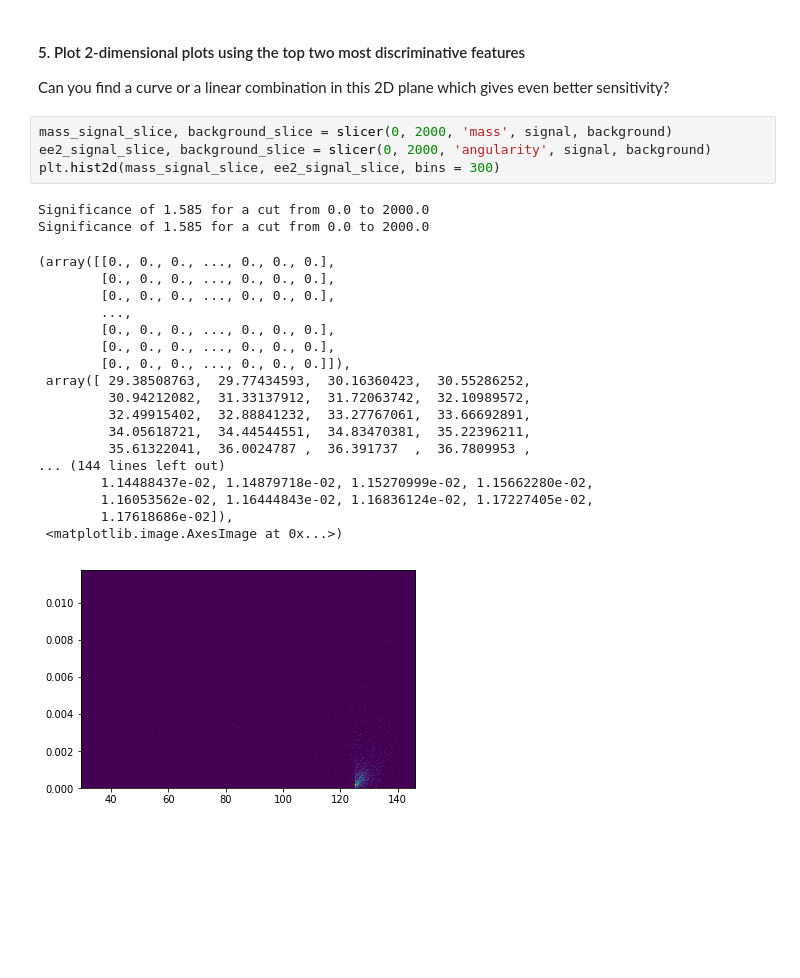
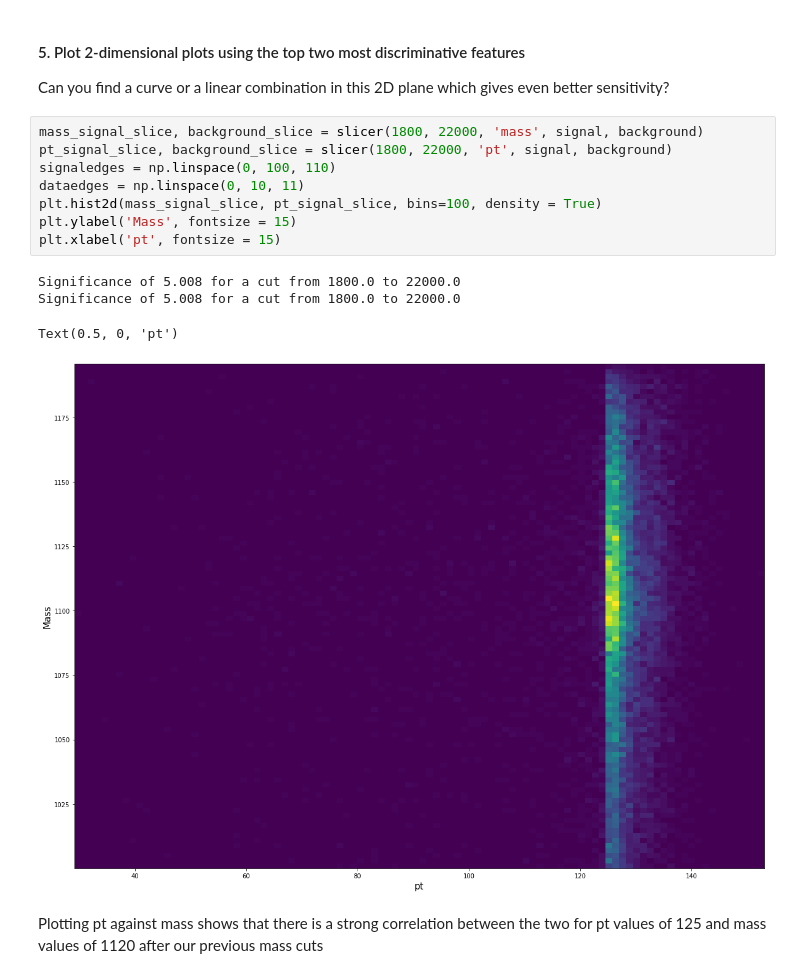
Before and after one commit to s-agiedd/PHYS_434, a Jupyter notebook: Labs/Alyssa_Giedd_Lab7.ipynb, the cells around one changed output. Saved outputs shown, nothing was run; the diff lists cells and outputs as text; blank space fills up the shorter version.

```diff
--- a/Labs/Alyssa_Giedd_Lab7.ipynb
+++ b/Labs/Alyssa_Giedd_Lab7.ipynb
@@ -172,28 +182,18 @@ Significance of 4.999 for a cut from 0.0 to 20150.0
 # %% [markdown]
 #### 5. Plot 2-dimensional plots using the top two most discriminative features
 Can you find a curve or a linear combination in this 2D plane which gives even better sensitivity?
-# %%
-mass_signal_slice, background_slice = slicer(0, 2000, 'mass', signal, background)
-ee2_signal_slice, background_slice = slicer(0, 2000, 'angularity', signal, background)
-plt.hist2d(mass_signal_slice, ee2_signal_slice, bins = 300)
-# %% [output]
-Significance of 1.585 for a cut from 0.0 to 2000.0
-Significance of 1.585 for a cut from 0.0 to 2000.0
-(array([[0., 0., 0., ..., 0., 0., 0.],
-        [0., 0., 0., ..., 0., 0., 0.],
-        [0., 0., 0., ..., 0., 0., 0.],
-        ...,
-        [0., 0., 0., ..., 0., 0., 0.],
-        [0., 0., 0., ..., 0., 0., 0.],
-        [0., 0., 0., ..., 0., 0., 0.]]),
- array([ 29.38508763,  29.77434593,  30.16360423,  30.55286252,
-         30.94212082,  31.33137912,  31.72063742,  32.10989572,
-         32.49915402,  32.88841232,  33.27767061,  33.66692891,
-         34.05618721,  34.44544551,  34.83470381,  35.22396211,
-         35.61322041,  36.0024787 ,  36.391737  ,  36.7809953 ,
-... (144 lines left out)
-        1.14488437e-02, 1.14879718e-02, 1.15270999e-02, 1.15662280e-02,
-        1.16053562e-02, 1.16444843e-02, 1.16836124e-02, 1.17227405e-02,
-        1.17618686e-02]),
- <matplotlib.image.AxesImage at 0x...>)
-[figure, removed]
+# %%
+mass_signal_slice, background_slice = slicer(1800, 22000, 'mass', signal, background)
+pt_signal_slice, background_slice = slicer(1800, 22000, 'pt', signal, background)
+signaledges = np.linspace(0, 100, 110)
+dataedges = np.linspace(0, 10, 11)
+plt.hist2d(mass_signal_slice, pt_signal_slice, bins=100, density = True)
+plt.ylabel('Mass', fontsize = 15)
+plt.xlabel('pt', fontsize = 15)
+# %% [output]
+Significance of 5.008 for a cut from 1800.0 to 22000.0
+Significance of 5.008 for a cut from 1800.0 to 22000.0
+Text(0.5, 0, 'pt')
+[figure, added]
+# %% [markdown]
+Plotting pt against mass shows that there is a strong correlation between the two for pt values of 125 and mass values of 1120 after our previous mass cuts
```
Also changed, not shown: parts of 7 cells of this notebook, 1 other file.
